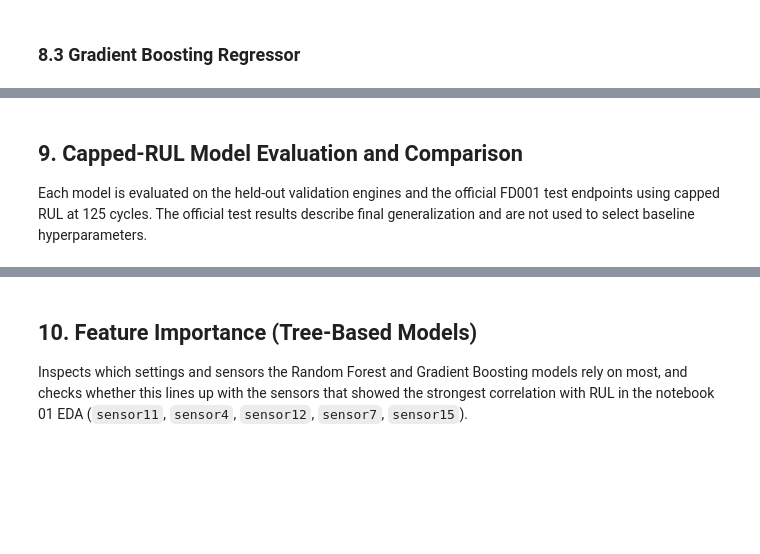
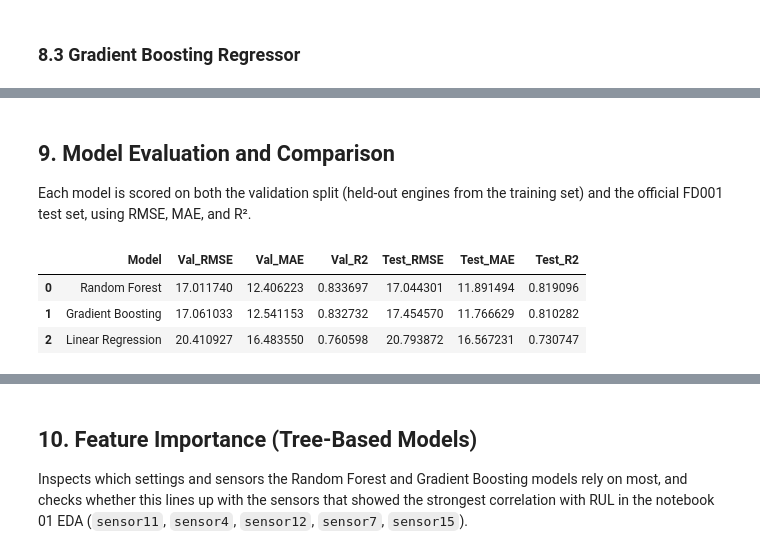
Before and after one commit to sudhakaran-srinivasan/intelligent-predictive-maintenance, a Jupyter notebook: notebooks/02_eda_baseline_ml_rul_prediction.ipynb, the cells around one changed output, grey strips where cells are left out. Cells and saved outputs as stored; diff of their text form; code cells hidden in the pictures; blank space fills up the shorter version.

```diff
--- a/notebooks/02_eda_baseline_ml_rul_prediction.ipynb
+++ b/notebooks/02_eda_baseline_ml_rul_prediction.ipynb
@@ -259,56 +245,40 @@ gb.fit(X_train_scaled, y_train)
 # %% [markdown]
-## 9. Capped-RUL Model Evaluation and Comparison
+## 9. Model Evaluation and Comparison
 
-Each model is evaluated on the held-out validation engines and the official FD001 test endpoints using capped RUL at 125 cycles. The official test results describe final generalization and are not used to select baseline hyperparameters.
+Each model is scored on both the validation split (held-out engines from the training set) and the official FD001 test set, using RMSE, MAE, and R².
 # %%
-def evaluate_model(model, features, target):
-    predictions = model.predict(features)
-    metrics = {
-        "RMSE": mean_squared_error(target, predictions) ** 0.5,
-        "MAE": mean_absolute_error(target, predictions),
-        "R2": r2_score(target, predictions),
-    }
-    return metrics, predictions
-
+def evaluate_model(model, X, y):
+    preds = model.predict(X)
+    rmse = np.sqrt(mean_squared_error(y, preds))
+    mae = mean_absolute_error(y, preds)
+    r2 = r2_score(y, preds)
+    return {"RMSE": rmse, "MAE": mae, "R2": r2}, preds
 
 models = {
     "Linear Regression": lr,
     "Random Forest": rf,
     "Gradient Boosting": gb,
 }
 
 results = []
 test_predictions = {}
 
-for model_name, model in models.items():
-    validation_metrics, _ = evaluate_model(
-        model,
-        X_validation_scaled,
-        y_validation,
-    )
-    test_metrics, model_test_predictions = evaluate_model(
-        model,
-        X_test_scaled,
-        y_test,
-    )
-    test_predictions[model_name] = model_test_predictions
-    results.append(
-        {
-            "Model": model_name,
-            "Target": f"RUL capped at {RUL_CAP}",
-            "Validation_RMSE": validation_metrics["RMSE"],
-            "Validation_MAE": validation_metrics["MAE"],
-            "Validation_R2": validation_metrics["R2"],
-            "Test_RMSE": test_metrics["RMSE"],
-            "Test_MAE": test_metrics["MAE"],
-            "Test_R2": test_metrics["R2"],
-        }
-    )
+for name, model in models.items():
+    val_metrics, _ = evaluate_model(model, X_val_scaled, y_val)
+    test_metrics, test_preds = evaluate_model(model, X_test_scaled, y_test)
+    test_predictions[name] = test_preds
 
-results_df = (
-    pd.DataFrame(results)
-    .sort_values("Test_RMSE")
-    .reset_index(drop=True)
-)
-results_df.round(3)
+    results.append({
+        "Model": name,
+        "Val_RMSE": val_metrics["RMSE"], "Val_MAE": val_metrics["MAE"], "Val_R2": val_metrics["R2"],
+        "Test_RMSE": test_metrics["RMSE"], "Test_MAE": test_metrics["MAE"], "Test_R2": test_metrics["R2"],
+    })
+
+results_df = pd.DataFrame(results).sort_values("Test_RMSE").reset_index(drop=True)
+results_df
+# %% [output]
+|  | Model | Val_RMSE | Val_MAE | Val_R2 | Test_RMSE | Test_MAE | Test_R2 |
+| 0 | Random Forest | 17.011740 | 12.406223 | 0.833697 | 17.044301 | 11.891494 | 0.819096 |
+| 1 | Gradient Boosting | 17.061033 | 12.541153 | 0.832732 | 17.454570 | 11.766629 | 0.810282 |
+| 2 | Linear Regression | 20.410927 | 16.483550 | 0.760598 | 20.793872 | 16.567231 | 0.730747 |
 # %%
```
Also changed, not shown: parts of 22 cells of this notebook, 1 other file.
